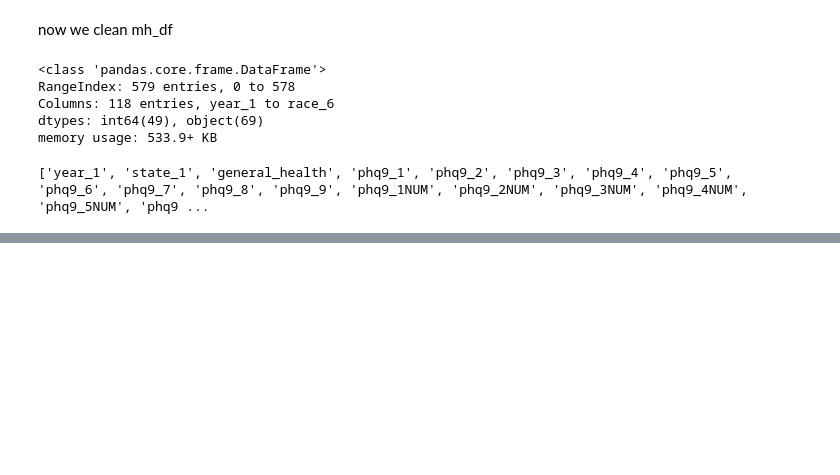
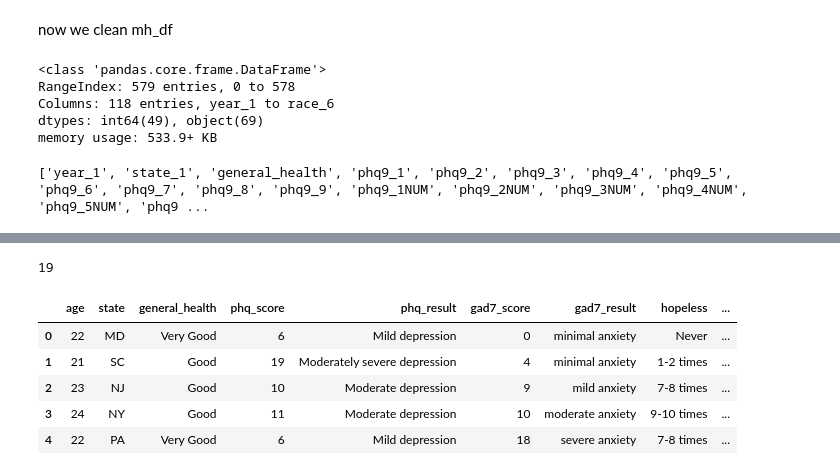
Before and after one commit to hirnas/cpsc368tp, a Jupyter notebook: code/half-way_submission.ipynb, the cells around one changed output, grey strips where cells are left out. Drawn from its saved outputs; the diff is of its cells as text; code cells hidden in the pictures; blank space fills up the shorter version.

```diff
--- a/code/half-way_submission.ipynb
+++ b/code/half-way_submission.ipynb
@@ -94,10 +94,10 @@ memory usage: 533.9+ KB
 print(list(mh_df.columns))
 # %% [output]
 ['year_1', 'state_1', 'general_health', 'phq9_1', 'phq9_2', 'phq9_3', 'phq9_4', 'phq9_5', 'phq9_6', 'phq9_7', 'phq9_8', 'phq9_9', 'phq9_1NUM', 'phq9_2NUM', 'phq9_3NUM', 'phq9_4NUM', 'phq9_5NUM', 'phq9 ...
+# %%
+mh_df = mh_df.rename(columns={'year_1': 'age', 'state_1': 'state', 'phq9_COMP': 'phq_score', 'phq9_severity': 'phq_result', 'gad7_COMP': 'gad7_score', 'gad7_severity': 'gad7_result', 'acha_12months_times_1': 'hopeless', 'acha_12months_times_2': 'overwhelmed', 'acha_12months_times_3': 'exhausted', 'acha_12months_times_4': 'sad', 'acha_12months_times_5': 'rly_sad', 'acha_12months_times_6': 'considered', 'acha_12months_times_7': 'attempted', 'acha_depression': 'depression_diagnosis', 'acha_services_2': 'therapy', 'acha_services_3': 'depression_medication', 'fulltime': 'student'})
 # %%
-mh_df.rename(columns={'year_1': 'age', 'phq9_COMP': 'phq_score', 'phq9_severity': 'phq_result', 'gad7_COMP': 'gad7_score', 'gad7_severity': 'gad7_result', 'acha_depression': 'depression_diagnosis', 'fulltime': 'student'})
-
-idx_to_drop = list(range(3,12)) + list(range(23,29)) + list(range(50,79))
+idx_to_drop = list(range(3,12)) + list(range(23,30)) + list(range(50,79)) + list(range(47,48))
 mh_df_dropped = mh_df.drop(columns=[mh_df.columns[i] for i in idx_to_drop])
 
 print(list(mh_df_dropped.columns))
@@ -125,0 +126,6 @@ memory usage: 334.9+ KB
+# %%
+idx_to_drop = list(range(3,12)) + list(range(14,21)) + list(range(33,62))
+
+mh_df_reduced = mh_df_dropped.drop(columns=[mh_df_dropped.columns[i] for i in idx_to_drop])
+
+mh_df_reduced.info()
@@ -125,0 +150,17 @@ memory usage: 334.9+ KB
+# %%
+mh_df_reduced['age'] = 2022 - mh_df_reduced['age']
+mh_df_reduced['age'].min()
+# %% [output]
+19
+# %%
+for i, col in enumerate(mh_df_reduced.columns[21:27], start=1):
+    mh_df_reduced[col] = mh_df_reduced[col].notna().astype(int) * i
+
+mh_df_reduced.head()
+# %% [output]
+|  | age | state | general_health | phq_score | phq_result | gad7_score | gad7_result | hopeless | ... |
+| 0 | 22 | MD | Very Good | 6 | Mild depression | 0 | minimal anxiety | Never | ... |
+| 1 | 21 | SC | Good | 19 | Moderately severe depression | 4 | minimal anxiety | 1-2 times | ... |
+| 2 | 23 | NJ | Good | 10 | Moderate depression | 9 | mild anxiety | 7-8 times | ... |
+| 3 | 24 | NY | Good | 11 | Moderate depression | 10 | moderate anxiety | 9-10 times | ... |
+| 4 | 22 | PA | Very Good | 6 | Mild depression | 18 | severe anxiety | 7-8 times | ... |
```
Also changed, not shown: parts of 3 cells of this notebook.
